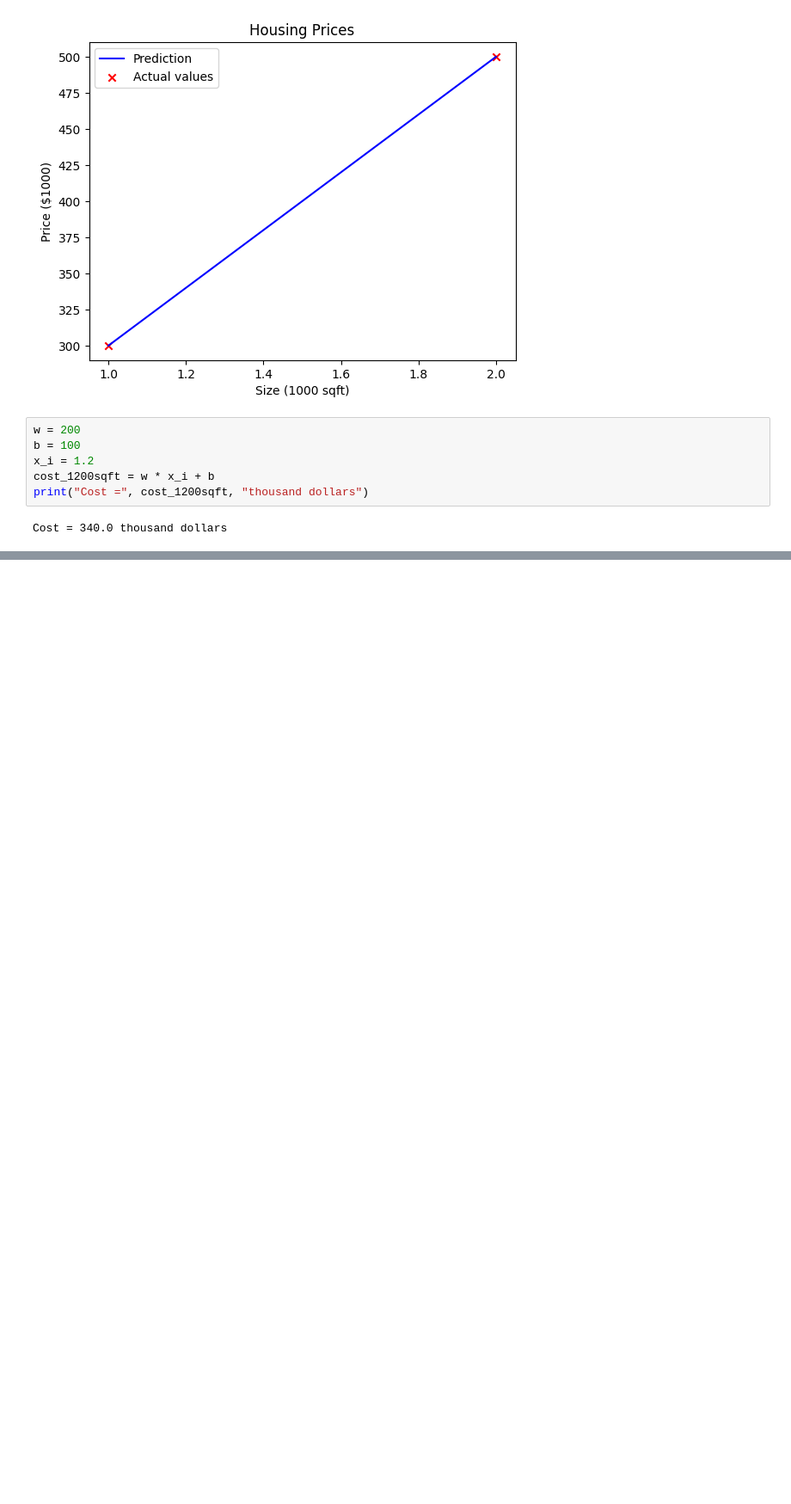
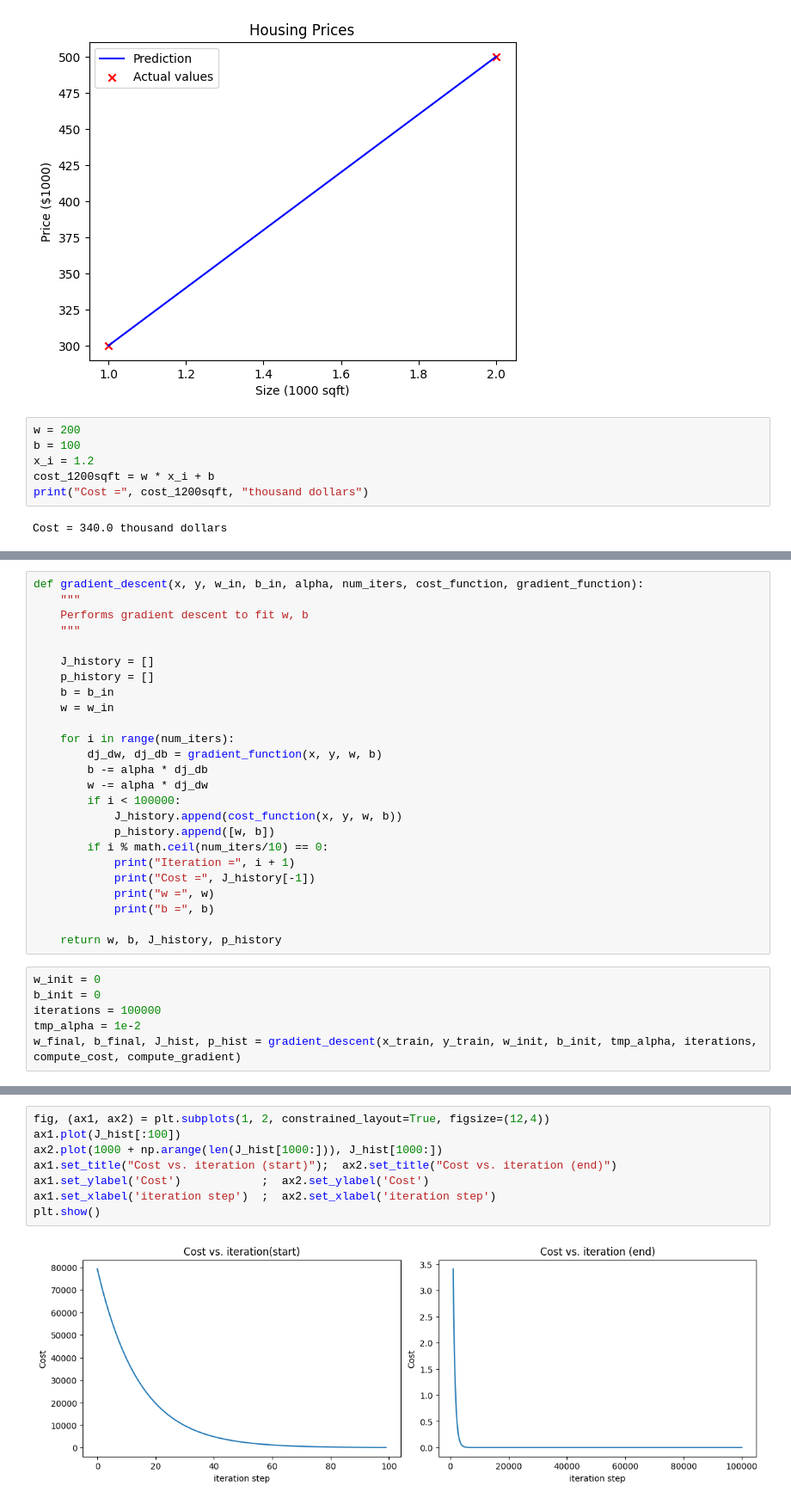
Before and after one commit to cambridge-quant/machine-learning, a Jupyter notebook: linear_regression.ipynb, the cells around one changed output, grey strips where cells are left out. Shown at 86% size. Cells and saved outputs as stored; diff of their text form; blank space fills up the shorter version.

```diff
--- a/linear_regression.ipynb
+++ b/linear_regression.ipynb
@@ -59,0 +96,31 @@ Cost = 340.0 thousand dollars
+# %%
+def gradient_descent(x, y, w_in, b_in, alpha, num_iters, cost_function, gradient_function):
+    """
+    Performs gradient descent to fit w, b
+    """
+
+    J_history = []
+    p_history = []
+    b = b_in
+    w = w_in
+
+    for i in range(num_iters):
+        dj_dw, dj_db = gradient_function(x, y, w, b)
+        b -= alpha * dj_db
+        w -= alpha * dj_dw
+        if i < 100000:
+            J_history.append(cost_function(x, y, w, b))
+            p_history.append([w, b])
+        if i % math.ceil(num_iters/10) == 0:
+            print("Iteration =", i + 1)
+            print("Cost =", J_history[-1])
+            print("w =", w)
+            print("b =", b)
+
+    return w, b, J_history, p_history
+# %%
+w_init = 0
+b_init = 0
+iterations = 100000
+tmp_alpha = 1e-2
+w_final, b_final, J_hist, p_hist = gradient_descent(x_train, y_train, w_init, b_init, tmp_alpha, iterations, compute_cost, compute_gradient)
@@ -59,0 +145,10 @@ Cost = 340.0 thousand dollars
+# %%
+fig, (ax1, ax2) = plt.subplots(1, 2, constrained_layout=True, figsize=(12,4))
+ax1.plot(J_hist[:100])
+ax2.plot(1000 + np.arange(len(J_hist[1000:])), J_hist[1000:])
+ax1.set_title("Cost vs. iteration (start)");  ax2.set_title("Cost vs. iteration (end)")
+ax1.set_ylabel('Cost')            ;  ax2.set_ylabel('Cost')
+ax1.set_xlabel('iteration step')  ;  ax2.set_xlabel('iteration step')
+plt.show()
+# %% [output]
+[figure, added]
```
Also changed, not shown: parts of 15 cells of this notebook.
